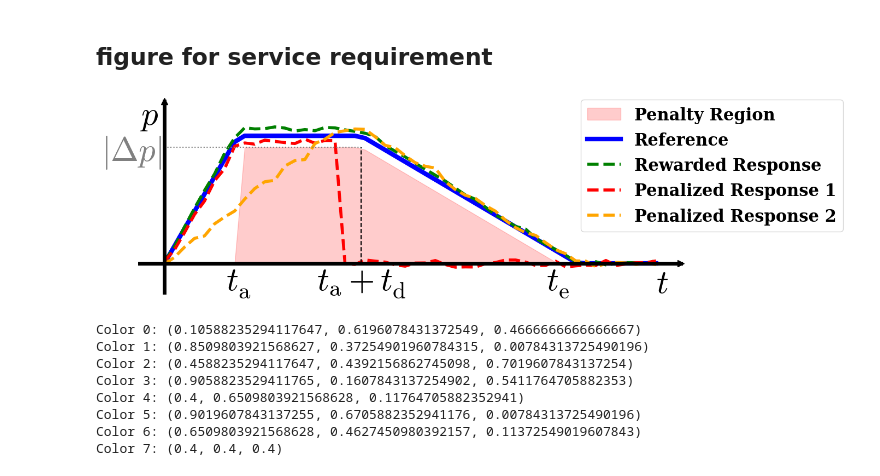
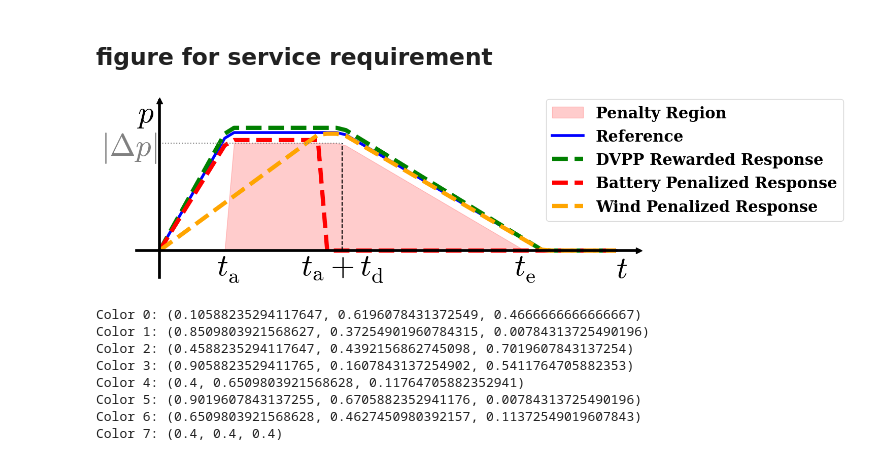
Before and after one commit to cvonholly/dvpp_reward_mechanism, a Jupyter notebook: experiments.ipynb, the cells around one changed output. Cells and saved outputs as stored; diff of their text form; code cells hidden in the pictures.

```diff
--- a/experiments.ipynb
+++ b/experiments.ipynb
@@ -472,6 +472,8 @@ plt.rc('font', **font)
 # This forces matplotlib to use its built-in engine, not external LaTeX
 plt.rcParams['text.usetex'] = False
 plt.rcParams['mathtext.fontset'] = 'cm'
+plt.rcParams['axes.axisbelow'] = True
+
 # plt.rcParams['font.family'] = 'serif'
 # ---------------------------------------
 
@@ -502,7 +504,7 @@ topline = np.piecewise(x,
 )
 
 # Example curves - one good, one bad
-y_good_fac = 1.05
+y_good_fac = 1.04
 y_good = np.piecewise(x,
     [x < t_i, (x >= t_i) & (x <= t_a), (x > t_a) & (x <= dt_e), x > dt_e],
     [lambda x: x * p_ref * y_good_fac / t_i, p_ref * y_good_fac, lambda x: p_ref * y_good_fac * (dt_e - x) / (dt_e - t_a), 0]
@@ -510,7 +512,7 @@ y_good = np.piecewise(x,
 
 delta_t = 2
 
-y_bad_factor = 1.04
+y_bad_factor = 1.03
 # y_bad = np.piecewise(x,
 #     [x < t_i, (x >= t_i) & (x <= t_a), (x > t_a) & (x <= dt_e), x > dt_e],
 #     [lambda x: x * p_max * y_bad_factor / t_i, p_max * y_bad_factor, lambda x: p_max * y_bad_factor * (dt_e - x) / (dt_e - t_a), 0]
@@ -522,17 +524,18 @@ y_bad = np.piecewise(x,
 # make y_bad zero at t_i + delta_t
 
 # add another bad curve that is too slow
+y_slow_factor = .99
 y_bad_slow = np.piecewise(x,
     [x < t_i + delta_t, (x >= t_i + delta_t) & (x <= t_a), (x > t_a) & (x <= dt_e), x > dt_e],
-    [lambda x: x * p_ref * y_good_fac / (t_i + delta_t), p_ref * y_good_fac, lambda x: p_ref * y_good_fac * (dt_e - x) / (dt_e - t_a), 0]
+    [lambda x: x * p_ref * y_slow_factor / (t_i + delta_t), p_ref * y_slow_factor, lambda x: p_ref * y_slow_factor * (dt_e - x) / (dt_e - t_a), 0]
 )
 
 # add some noise to y_good and y_bad, but smooth overall trend
-noise_level = 0.01
-noise_level_bad = 0.02
-y_good += noise_level * p_max * np.random.randn(*y_good.shape)
-y_bad += noise_level_bad * p_max * np.random.randn(*y_bad.shape)
-y_bad_slow += noise_level_bad * p_max * np.random.randn(*y_bad_slow.shape)
+# noise_level = 0.01
+# noise_level_bad = 0.02
+# y_good += noise_level * p_max * np.random.randn(*y_good.shape)
+# y_bad += noise_level_bad * p_max * np.random.randn(*y_bad.shape)
+# y_bad_slow += noise_level_bad * p_max * np.random.randn(*y_bad_slow.shape)
 
 
 # 2. Plot Setup
@@ -549,12 +552,12 @@ ax.fill_between(x, 0, y, color='red', alpha=0.2, label='Penalty Region')
 # ax.fill_between(x, y_ref_120, topline, color='red', alpha=0.2, label='Penalty Region', where=mask_above)
 
 # Reference curve
-ax.plot(x, y_ref, color='b', linewidth=6, label='Reference')
+ax.plot(x, y_ref, color='b', linewidth=4, label='Reference')
 
 # Example curves - good and bad
-ax.plot(x, y_good, color='g', linewidth=4, linestyle='--', label='Rewarded Response')
-ax.plot(x, y_bad, color='r', linewidth=4, linestyle='--', label='Penalized Response 1')
-ax.plot(x, y_bad_slow, color='orange', linewidth=4, linestyle='--', label='Penalized Response 2')
+ax.plot(x, y_good, color='g', linewidth=6, linestyle='--', label='DVPP Rewarded Response')
+ax.plot(x, y_bad, color='r', linewidth=6, linestyle='--', label='Battery Penalized Response')
+ax.plot(x, y_bad_slow, color='orange', linewidth=6, linestyle='--', label='Wind Penalized Response')
 
 # 4. Add Guidelines
 ax.hlines(y=p_max, xmin=0, xmax=t_a, colors='gray', linestyles=':', linewidth=1.5)
@@ -565,35 +568,35 @@ ax.spines['top'].set_visible(False)
 ax.spines['right'].set_visible(False)
 ax.spines['left'].set_position('zero')
 ax.spines['bottom'].set_position('zero')
 
 # Add arrowheads manually at the ends of the axes
 ax.plot(1, 0, ">k", transform=ax.get_yaxis_transform(), clip_on=False, markersize=8)
 ax.plot(0, 1, "^k", transform=ax.get_xaxis_transform(), clip_on=False, markersize=8)
 
 # 6. Labels using Internal Math Text (No external LaTeX needed)
 ax.set_xticks([t_i, t_a, t_e])
 ax.set_xticklabels([r'$t_\mathrm{a}^\mathrm{}$', r'$t_\mathrm{a}+t_\mathrm{d}^\mathrm{}$', r'$t_\mathrm{e}^\mathrm{}$'], fontsize=BIG_FSIZE)
 
 ax.set_yticks([p_max])
 ax.set_yticklabels([r'$|\Delta p|$'], fontsize=BIG_FSIZE, color='gray')
 
 # 7. Axis Titles
 ax.text(max(x), -0.5, '$t$', fontsize=BIG_FSIZE, style='italic')
 ax.text(-.5, p_max * 1.2, r'$p$', fontsize=BIG_FSIZE)
 
 ax.set_xlim(-0.5, 10.5)
 ax.set_ylim(-0.5, p_max * 1.4)
 ax.tick_params(axis='both', which='both', length=0)
 
 # axis linewidth
 for axis in ['top','bottom','left','right']:
-    ax.spines[axis].set_linewidth(5)
+    ax.spines[axis].set_linewidth(4)
 
 plt.tight_layout()
 plt.legend(fontsize=BIG_FSIZE/2, loc='upper left', bbox_to_anchor=(.8, 1.05))
 plt.show()
 # %% [output]
-[figure, old version]
+[figure, new version]
 # %%
 import matplotlib as mpl
 # %%
```
Also changed, not shown: 9 other files.
